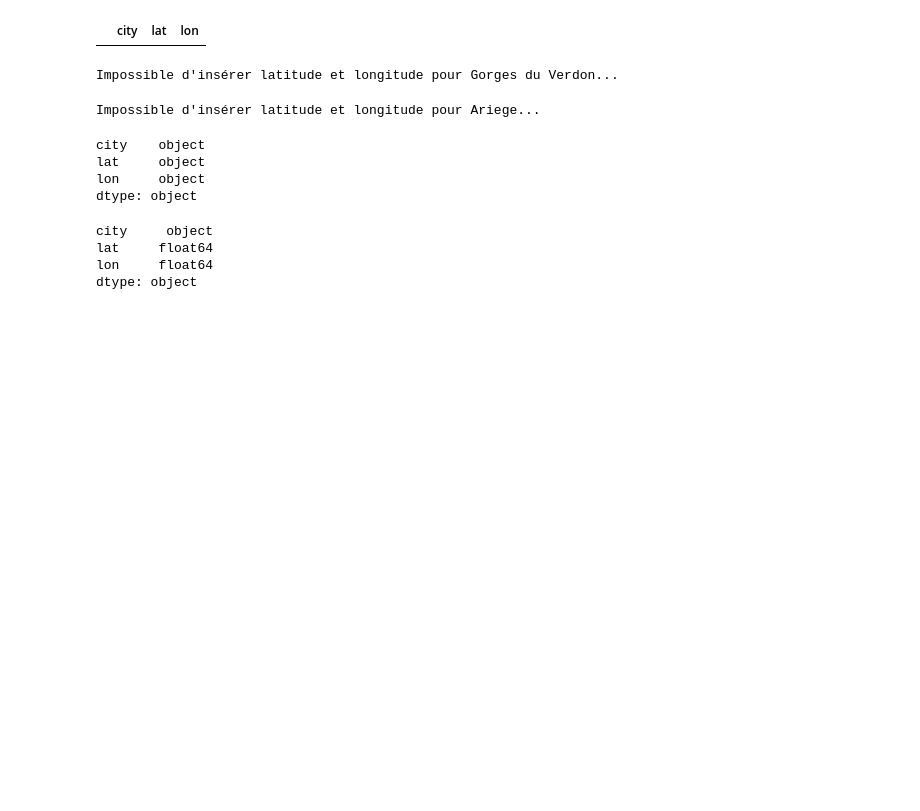
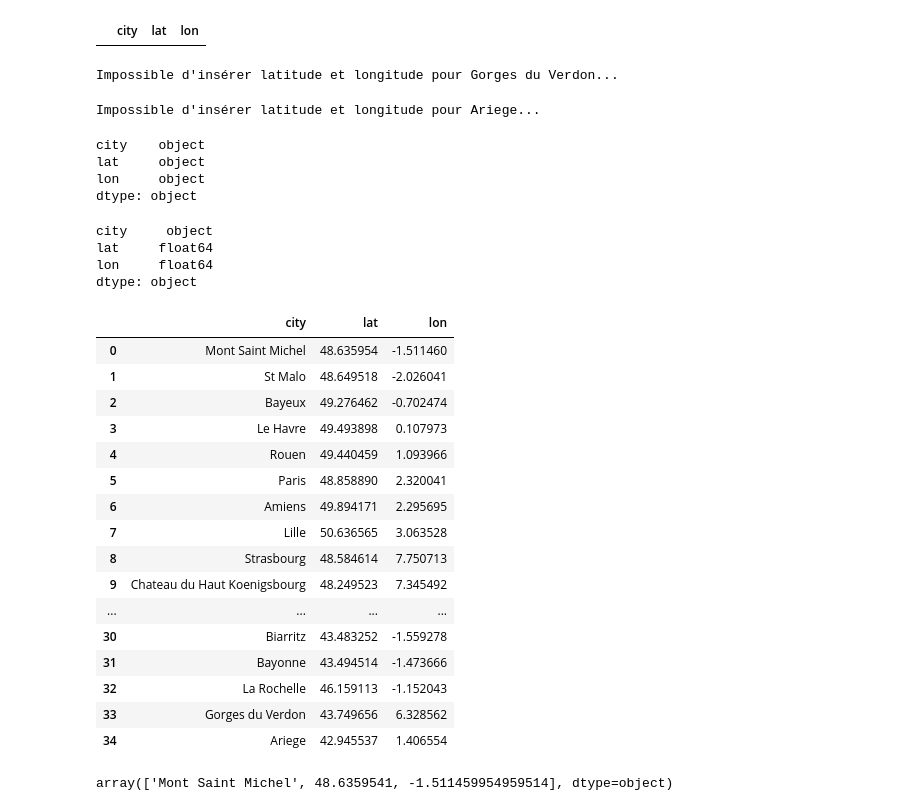
Before and after one commit to Jesshuan/Jedha-certification, a Jupyter notebook: Blocn°1 - Kayak/requests_open_street_map_cities.ipynb, the cells around one changed output. Saved outputs shown, nothing was run; the diff lists cells and outputs as text; code cells hidden in the pictures; blank space fills up the shorter version.

```diff
--- a/Blocn°1 - Kayak/requests_open_street_map_cities.ipynb
+++ b/Blocn°1 - Kayak/requests_open_street_map_cities.ipynb
@@ -46,6 +47,26 @@ city     object
 lat     float64
 lon     float64
 dtype: object
+# %%
+data_coord_cities
+# %% [output]
+|  | city | lat | lon |
+| 0 | Mont Saint Michel | 48.635954 | -1.511460 |
+| 1 | St Malo | 48.649518 | -2.026041 |
+| 2 | Bayeux | 49.276462 | -0.702474 |
+| 3 | Le Havre | 49.493898 | 0.107973 |
+| 4 | Rouen | 49.440459 | 1.093966 |
+| 5 | Paris | 48.858890 | 2.320041 |
+| 6 | Amiens | 49.894171 | 2.295695 |
+| 7 | Lille | 50.636565 | 3.063528 |
+| 8 | Strasbourg | 48.584614 | 7.750713 |
+| 9 | Chateau du Haut Koenigsbourg | 48.249523 | 7.345492 |
+| ... | ... | ... | ... |
+| 30 | Biarritz | 43.483252 | -1.559278 |
+| 31 | Bayonne | 43.494514 | -1.473666 |
+| 32 | La Rochelle | 46.159113 | -1.152043 |
+| 33 | Gorges du Verdon | 43.749656 | 6.328562 |
+| 34 | Ariege | 42.945537 | 1.406554 |
 # %%
 import plotly.express as px
 fig = px.scatter_mapbox(data_coord_cities,
@@ -58,0 +82,4 @@ fig.show()
+# %%
+nump_cities[0]
+# %% [output]
+array(['Mont Saint Michel', 48.6359541, -1.511459954959514], dtype=object)
```
Also changed, not shown: parts of 5 cells of this notebook, 2 other files.
